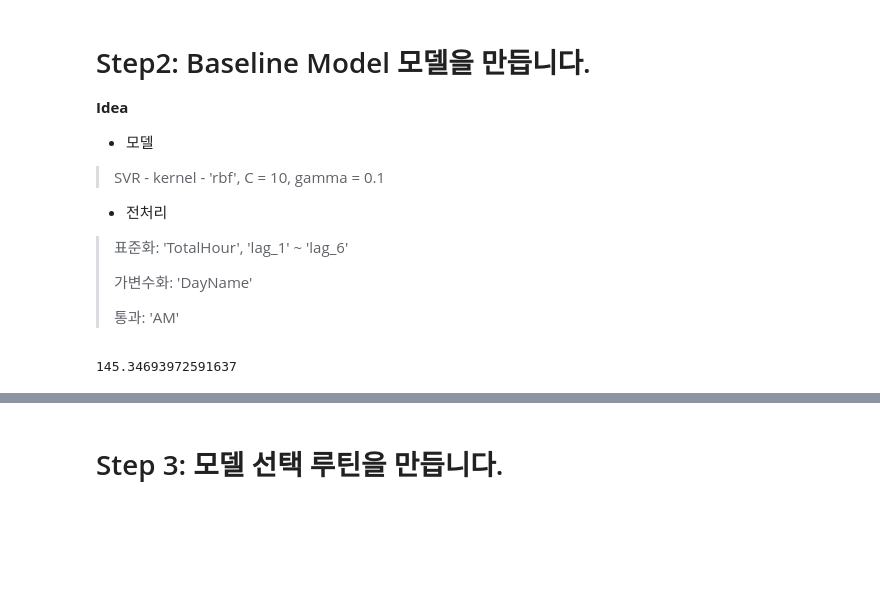
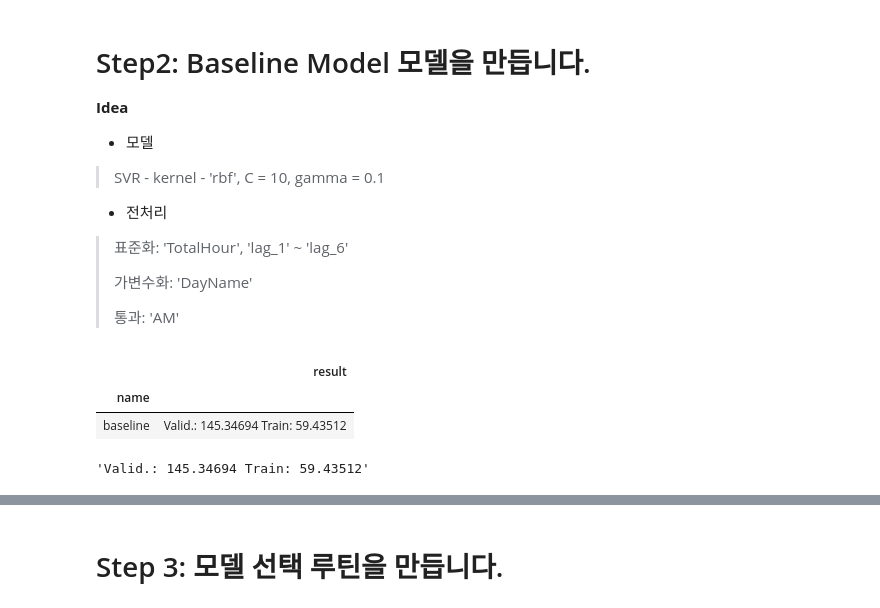
Before and after one commit to sunkusun9/DS_lv3_2506_2, a Jupyter notebook: sec_ds_lv3_prob3_kaggle.ipynb, the cells around one changed output, grey strips where cells are left out. Drawn from its saved outputs; the diff is of its cells as text; code cells hidden in the pictures; blank space fills up the shorter version.

Commit message:
Day1 Kaggle Step3까지 올립니다.

```diff
--- a/sec_ds_lv3_prob3_kaggle.ipynb
+++ b/sec_ds_lv3_prob3_kaggle.ipynb
@@ -215,8 +217,23 @@ def eval_model(model_name, reg):
     Returns: str
         검증 결과(df_valid, df_train의 MAE)
     """
-
-    return ""
+    # 1. HoldOut 검증 - df_train으로 학습하고
+    reg.fit(df_train[X_all], df_train['target'])
+    result = 'Valid.: {:.5f} Train: {:.5f}'.format(
+        mean_absolute_error(
+            df_valid['target'], reg.predict(df_valid[X_all])
+        ),
+        mean_absolute_error(
+            df_train['target'], reg.predict(df_train[X_all])
+        )
+    )
+    s_hist.append(
+        pd.Series([model_name, result], index = ['name', 'result'])
+    )
+    display(
+        pd.DataFrame(s_hist).groupby('name').last()
+    )
+    return result
 
 def select_model(reg):
     """
@@ -229,7 +246,17 @@ def select_model(reg):
     Returns: 1차원 np.ndarray
         예측 결과
     """
-    return np.zeros_like(s_kaggle_ans)
+    # 1. 전체 학습데이터(df_prob6_train)로 학습을 합니다.
+    reg.fit(df_prob6_train[X_all], df_prob6_train['target'])
+    # 2. df_prob6_test에 대한 예측을 합니다.
+    prd = reg.predict(df_prob6_test[X_all])
+    # 3. 예측 결과를 출력양식( DateHour, TotalHour)에 맞춰 csv파일을 만듭니다.
+    pd.DataFrame({
+        'DateHour': df_prob6_test['DateHour'],
+        'TotalHour': prd
+    }).to_csv('asnwer6.csv', index = None)
+    # 4. 자가 채점을 위한 예측 결과를 반환합니다.
+    return prd
 # %% [markdown]
 # Step2: Baseline Model 모델을 만듭니다.
 
@@ -249,18 +274,15 @@ X_all = df_prob6_test.columns.tolist()
 # %%
-from sklearn.compose import ColumnTransformer
-from sklearn.preprocessing import StandardScaler, OneHotEncoder
 from sklearn.svm import SVR
-from sklearn.pipeline import make_pipeline
-from sklearn.metrics import mean_absolute_error
+
 ct = ColumnTransformer([
     ('std', StandardScaler(), ['TotalHour'] + ['lag_{}'.format(i) for i in range(1, 7)]),
     ('ohe', OneHotEncoder(categories='auto'), ['DayName']),
     ('pt', 'passthrough', ['AM'])
 ])
 reg_svr = make_pipeline(ct, SVR(kernel = 'rbf', C = 10, gamma = 0.1))
-reg_svr.fit(df_train[X_all], df_train['target'])
-mean_absolute_error(
-    df_valid['target'], reg_svr.predict(df_valid[X_all])
-)
+eval_model('baseline', reg_svr)
 # %% [output]
+|  | result |
+| name |  |
+| baseline | Valid.: 145.34694 Train: 59.43512 |
-145.34693972591637
+'Valid.: 145.34694 Train: 59.43512'
```
Also changed, not shown: parts of 4 cells of this notebook.
